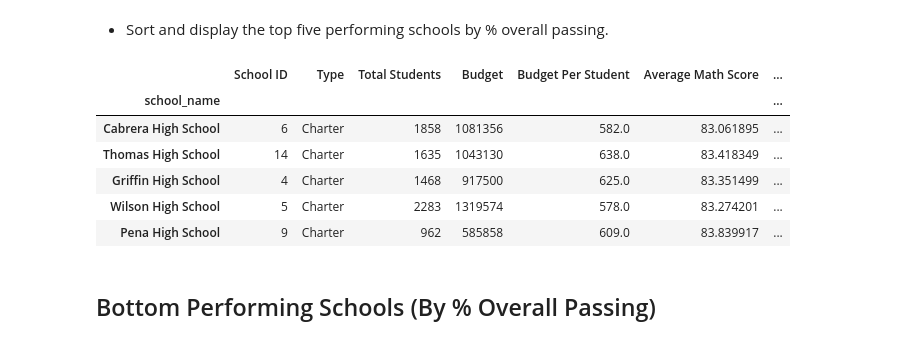
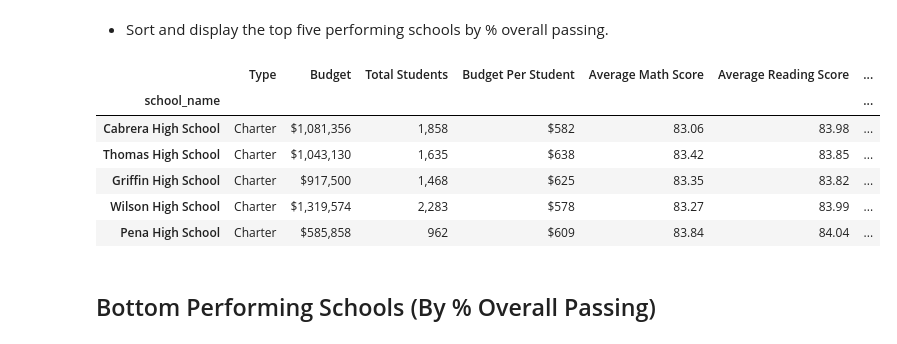
Before and after one commit to dkogel/School-system-analysis-with-Pandas, a Jupyter notebook: PyCitySchools_DK_Work/main.ipynb, the cells around one changed output. Drawn from its saved outputs; the diff is of its cells as text; code cells hidden in the pictures.

```diff
--- a/PyCitySchools_DK_Work/main.ipynb
+++ b/PyCitySchools_DK_Work/main.ipynb
@@ -5,6 +5,7 @@
 # Dependencies and Setup
 
 import pandas as pd
+pd.set_option('mode.chained_assignment', None)
 
 # File to Load (Remember to Change These)
 school_data_to_load = "../Instructions/PyCitySchools/Resources/schools_complete.csv"
@@ -139,15 +140,26 @@ school_data_7= school_data_6.rename(columns={"Student ID":"Total Passing Overall
 
 
 # #add % passing per school to "school_data"
-school_data_7["% Passing Math"]= school_data_7["Total Passing Math"]/school_data_7["Total Students"]
+school_data_7["% Passing Math"]= (school_data_7["Total Passing Math"]/school_data_7["Total Students"])*100
 
-school_data_7["% Passing Reading"]= school_data_7["Total Passing Reading"]/school_data_7["Total Students"]
+school_data_7["% Passing Reading"]= school_data_7["Total Passing Reading"]/school_data_7["Total Students"]*100
 
-school_data_7["% Passing Overall"]= school_data_7["Total Passing Overall"]/school_data_7["Total Students"]
+school_data_7["% Passing Overall"]= school_data_7["Total Passing Overall"]/school_data_7["Total Students"]*100
 
-#add % overall passing per school to "school data"
+school_overview_df= school_data_7[["Type","Budget","Total Students","Budget Per Student", "Average Math Score",
+                                      "Average Reading Score","% Passing Math","% Passing Reading","% Passing Overall"]]
 
+#mapping/formatting
+#file_df["avg_cost"] = file_df["avg_cost"].map("${:.2f}".format)
 
+school_overview_df["Total Students"]= school_overview_df["Total Students"].map("{:,}".format)
+school_overview_df["Budget"]= school_overview_df["Budget"].map("${:,}".format)
+school_overview_df["Budget Per Student"]= school_overview_df["Budget Per Student"].map("${:,.0f}".format)
+school_overview_df["Average Math Score"]= school_overview_df["Average Math Score"].map("{:.2f}".format)
+school_overview_df["Average Reading Score"]= school_overview_df["Average Reading Score"].map("{:.2f}".format)
+school_overview_df["% Passing Math"]= school_overview_df["% Passing Math"].map("{:.2f} %".format)
+school_overview_df["% Passing Reading"]= school_overview_df["% Passing Reading"].map("{:.2f} %".format)
+school_overview_df["% Passing Overall"]= school_overview_df["% Passing Overall"].map("{:.2f} %".format)
 
-school_data_7.head()
+school_overview_df.head()
 # %% [output]
@@ -163,15 +175,15 @@ school_data_7.head()
 # %% [markdown]
 * Sort and display the top five performing schools by % overall passing.
 # %%
-school_data_7.sort_values(by="% Passing Overall", ascending=False).head(5)
+school_overview_df.sort_values(by="% Passing Overall", ascending=False).head(5)
 # %% [output]
-|  | School ID | Type | Total Students | Budget | Budget Per Student | Average Math Score | ... |
+|  | Type | Budget | Total Students | Budget Per Student | Average Math Score | Average Reading Score | ... |
 | school_name |  |  |  |  |  |  | ... |
-| Cabrera High School | 6 | Charter | 1858 | 1081356 | 582.0 | 83.061895 | ... |
-| Thomas High School | 14 | Charter | 1635 | 1043130 | 638.0 | 83.418349 | ... |
-| Griffin High School | 4 | Charter | 1468 | 917500 | 625.0 | 83.351499 | ... |
-| Wilson High School | 5 | Charter | 2283 | 1319574 | 578.0 | 83.274201 | ... |
-| Pena High School | 9 | Charter | 962 | 585858 | 609.0 | 83.839917 | ... |
+| Cabrera High School | Charter | $1,081,356 | 1,858 | $582 | 83.06 | 83.98 | ... |
+| Thomas High School | Charter | $1,043,130 | 1,635 | $638 | 83.42 | 83.85 | ... |
+| Griffin High School | Charter | $917,500 | 1,468 | $625 | 83.35 | 83.82 | ... |
+| Wilson High School | Charter | $1,319,574 | 2,283 | $578 | 83.27 | 83.99 | ... |
+| Pena High School | Charter | $585,858 | 962 | $609 | 83.84 | 84.04 | ... |
 # %% [markdown]
 ## Bottom Performing Schools (By % Overall Passing)
 # %% [markdown]
```
Also changed, not shown: parts of 5 cells of this notebook.
